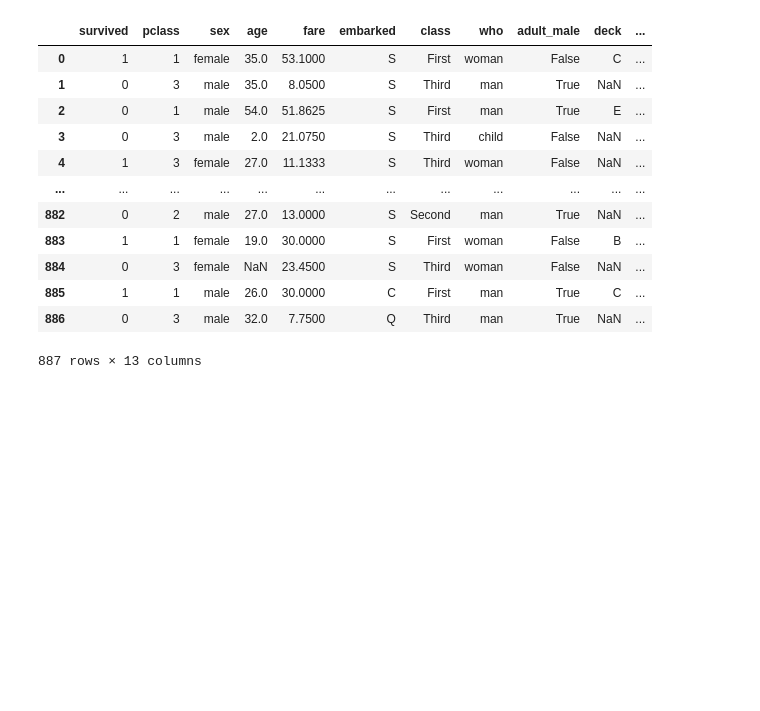
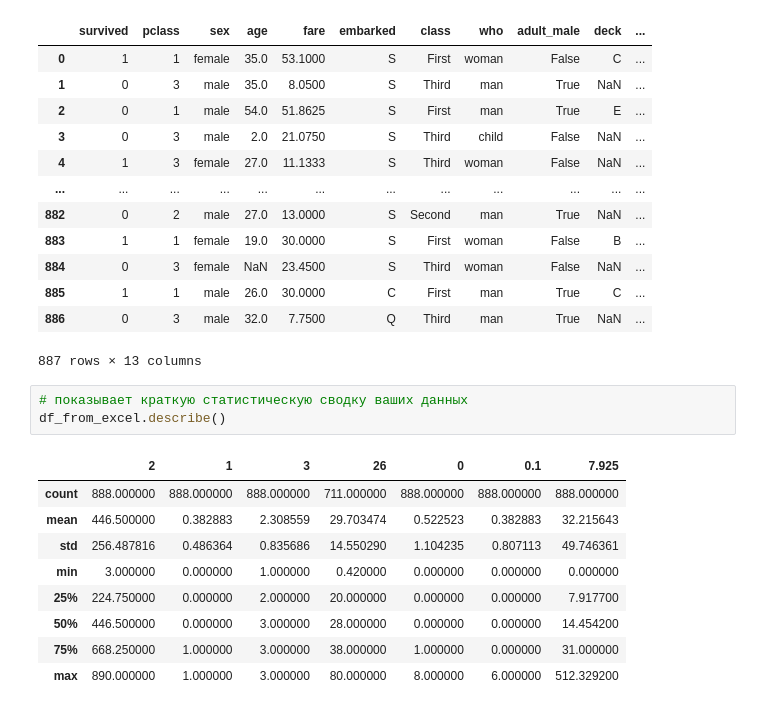
Before and after one commit to Aysen23/Altan_python, a Jupyter notebook: 2.analytics/6.Pandas.Excel.ipynb, the cells around one changed output. Cells and saved outputs as stored; diff of their text form; blank space fills up the shorter version.

Commit message:
added df_from_excel.describe()

```diff
--- a/2.analytics/6.Pandas.Excel.ipynb
+++ b/2.analytics/6.Pandas.Excel.ipynb
@@ -304,3 +318,16 @@ df_from_excel.drop(columns=["Unnamed: 0","sibsp", "parch"])
 | 885 | 1 | 1 | male | 26.0 | 30.0000 | C | First | man | True | C | ... |
 | 886 | 0 | 3 | male | 32.0 | 7.7500 | Q | Third | man | True | NaN | ... |
 887 rows × 13 columns
+# %%
+# показывает краткую статистическую сводку ваших данных
+df_from_excel.describe()
+# %% [output]
+|  | 2 | 1 | 3 | 26 | 0 | 0.1 | 7.925 |
+| count | 888.000000 | 888.000000 | 888.000000 | 711.000000 | 888.000000 | 888.000000 | 888.000000 |
+| mean | 446.500000 | 0.382883 | 2.308559 | 29.703474 | 0.522523 | 0.382883 | 32.215643 |
+| std | 256.487816 | 0.486364 | 0.835686 | 14.550290 | 1.104235 | 0.807113 | 49.746361 |
+| min | 3.000000 | 0.000000 | 1.000000 | 0.420000 | 0.000000 | 0.000000 | 0.000000 |
+| 25% | 224.750000 | 0.000000 | 2.000000 | 20.000000 | 0.000000 | 0.000000 | 7.917700 |
+| 50% | 446.500000 | 0.000000 | 3.000000 | 28.000000 | 0.000000 | 0.000000 | 14.454200 |
+| 75% | 668.250000 | 1.000000 | 3.000000 | 38.000000 | 1.000000 | 0.000000 | 31.000000 |
+| max | 890.000000 | 1.000000 | 3.000000 | 80.000000 | 8.000000 | 6.000000 | 512.329200 |
```
Also changed, not shown: parts of 3 cells of this notebook, 3 other files.
